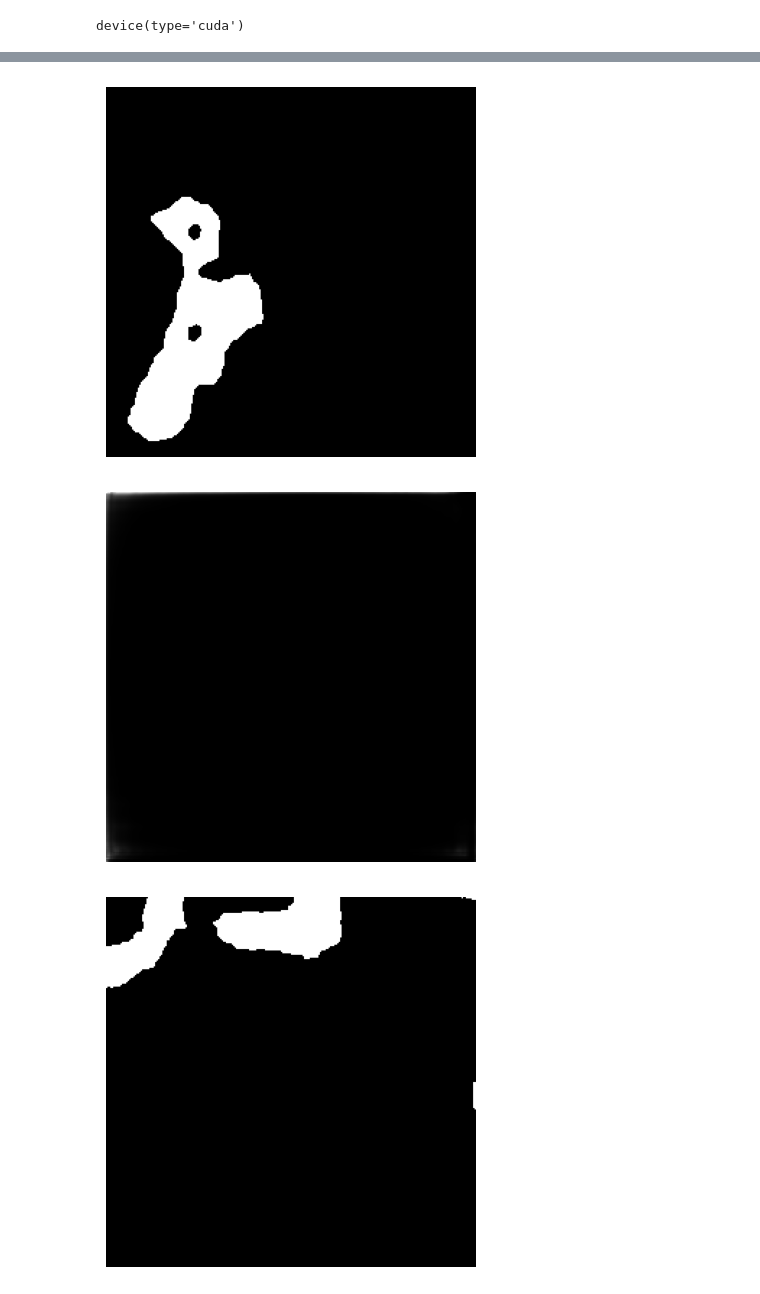
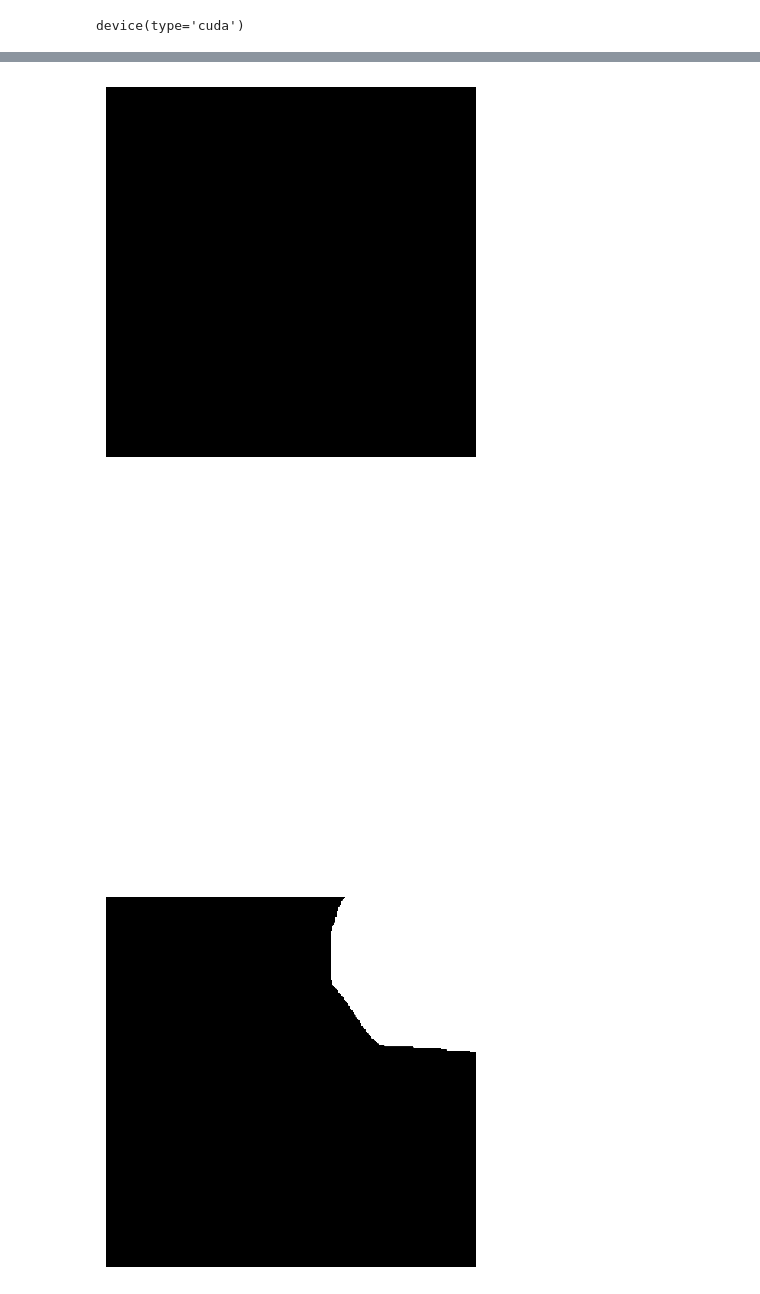
Before and after one commit to Wishmitha/Vesuvius, a Jupyter notebook: ink_detection/ink_detection_unet_full_size_to_256_with_transofrms_pretrainded_decoder.ipynb, the cells around one changed output, grey strips where cells are left out. Drawn from its saved outputs; the diff is of its cells as text; code cells hidden in the pictures.

```diff
--- a/ink_detection/ink_detection_unet_full_size_to_256_with_transofrms_pretrainded_decoder.ipynb
+++ b/ink_detection/ink_detection_unet_full_size_to_256_with_transofrms_pretrainded_decoder.ipynb
@@ -69,12 +70,12 @@ class LazyLoadDataset(Dataset):
 
     def apply_crop_and_transform_label(self, image_path, x, y):
         image = Image.open(image_path).crop((x, y, x + self.crop_size, y + self.crop_size))
-        image = image.resize((int(self.crop_size/4), int(self.crop_size/4)))
-
-        image = np.array(image)
-
-        # Threshold the values to 0 and 1
-        image = np.where(image > 0.5, 1, 0)
+        # image = image.resize((int(self.crop_size/4), int(self.crop_size/4)))
+        #
+        # image = np.array(image)
+        #
+        # # Threshold the values to 0 and 1
+        # image = np.where(image > 0.5, 1, 0)
 
 
         if self.transform:
@@ -115,7 +116,7 @@ transform = transforms.Compose([
 
 # Create the CustomDataset
 dataset = CustomDataset(root_dir)
-lazy_dataset = LazyLoadDataset(dataset.samples, transform=transform, crop_size=1024)
+lazy_dataset = LazyLoadDataset(dataset.samples, transform=transform, crop_size=256)
 
 # Create DataLoader
 batch_size = 4
@@ -192,21 +193,7 @@ class UNetWithoutSkipConnections(nn.Module):
         # Encoder
         self.encoder = nn.Sequential(
 
-            nn.Conv2d(in_channels, 4, kernel_size=3, stride=1, padding=1),#1024x1024x4
-            nn.ReLU(),
-            nn.Conv2d(4, 4, kernel_size=3, stride=1, padding=1), #1024x1024x4
-            nn.BatchNorm2d(4),
-            nn.ReLU(),
-            nn.MaxPool2d(kernel_size=2, stride=2),  #512x512x4
-
-            nn.Conv2d(4, 8, kernel_size=3, stride=1, padding=1),#512x512x8
-            nn.ReLU(),
-            nn.Conv2d(8, 8, kernel_size=3, stride=1, padding=1), #512x512x8
-            nn.BatchNorm2d(8),
-            nn.ReLU(),
-            nn.MaxPool2d(kernel_size=2, stride=2),  #256x256x8
-
-            nn.Conv2d(8, 16, kernel_size=3, stride=1, padding=1),#256x256x16
+            nn.Conv2d(in_channels, 16, kernel_size=3, stride=1, padding=1),#256x256x16
             nn.ReLU(),
             nn.Conv2d(16, 16, kernel_size=3, stride=1, padding=1), #256x256x16
             nn.BatchNorm2d(16),
@@ -425,5 +419,5 @@ Epoch 6 Processing Batch No: 2
 # %%
-model = torch.load('../models/ink_detection_pretrained_papyri_1024_256_upsample_u_net_middle_layer_32epoch_100_batch_4.pt')
+model = torch.load('../models/ink_detection_pretrained_papyri_256_256_upsample_u_net_middle_layer_32_epoch_6000_batch_4.pt')
 
 model.eval()  # Set the model to evaluation mode
 
@@ -441,18 +435,18 @@ with torch.no_grad():
 # %%
 outputs_np = []
 for result in results_test:
     # Convert the PyTorch tensor to a NumPy array
     outputs_np.append(result.cpu().numpy())
 
 # Iterate over the outputs
 for i in range(len(outputs_np)):
     output = outputs_np[i][0][0]
 
     # Display the output as an image
-    plt.imshow(output, cmap='gray')  # Assuming grayscale images
+    plt.imshow(output, cmap='gray', vmax=0.1, vmin=0)  # Assuming grayscale images
     plt.axis('off')
     plt.show()
 # %% [output]
-[figure, old version]
+[figure, new version]
-[figure, old version]
+[figure, new version]
-[figure, old version]
+[figure, new version]
```
Also changed, not shown: parts of 10 cells of this notebook, 1 other file.
